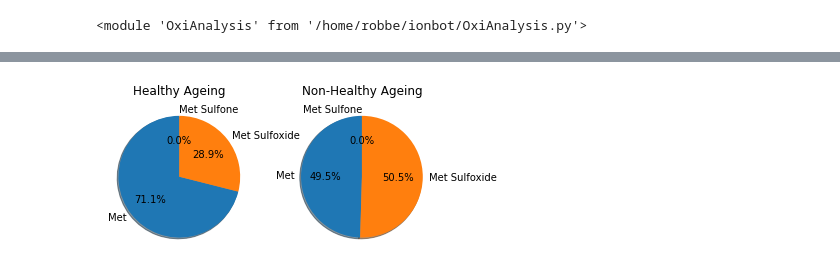
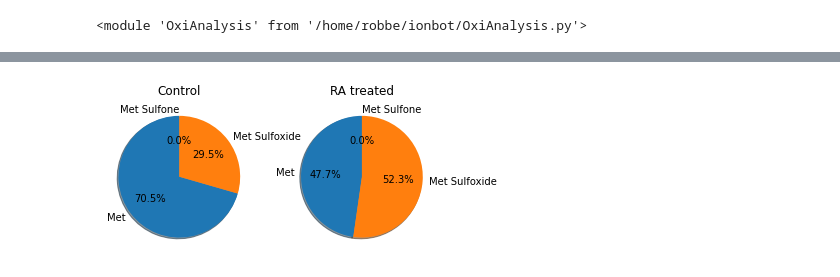
Before and after one commit to rodvrees/Master_Thesis, a Jupyter notebook: Project_analysis/PXD014381.ipynb, the cells around one changed output, grey strips where cells are left out. Saved outputs shown, nothing was run; the diff lists cells and outputs as text; code cells hidden in the pictures.

```diff
--- a/Project_analysis/PXD014381.ipynb
+++ b/Project_analysis/PXD014381.ipynb
@@ -247,33 +243,32 @@ moddf = [Nonmodifiednums, Sulfoxidenums, Sulfonenums]
 # %%
 Controldict = {}
 RAdict = {}
-for i in moddf:
-    name = OA.retrieve_name(i)[1]
-    df = i.filter(regex=r'QX')
+for i, df in enumerate(moddf):
+    df = df.filter(regex=r'QX')
     Controlsub = df.loc[:, df.columns.str.contains("|".join(ControlID))]
     RAsub = df.loc[:, df.columns.str.contains("|".join(RAID))]
     Controlsum = Controlsub.sum(axis=1)
     RAsum = RAsub.sum(axis=1)
-    Controldict[name] = Controlsum.values[0]
-    RAdict[name] = RAsum.values[0]
+    Controldict[i] = Controlsum.values[0]
+    RAdict[i] = RAsum.values[0]
 # %%
 labels = ["Met", "Met Sulfoxide", "Met Sulfone"]
 sizesC = []
 sizesT = []
 for x, y in Controldict.items():
     sizesC.append(y)
 for x, y in RAdict.items():
     sizesT.append(y)
 
 fig, (ax1, ax2) = plt.subplots(1, 2)
 ax1.pie(sizesC, labels=labels, autopct='%1.1f%%', shadow= True, startangle = 90)
 ax2.pie(sizesT, labels=labels, autopct='%1.1f%%', shadow= True, startangle= 90)
 plt.title("Methionine containing peptides")
-ax1.set_title("Healthy Ageing")
-ax2.set_title("Non-Healthy Ageing")
+ax1.set_title("Control")
+ax2.set_title("RA treated")
 plt.show()
 # %% [output]
-[figure, old version]
+[figure, new version]
 # %%
 NonmodifiedC = quant.loc[quant["Sequence"].str.endswith("nan") & quant["Base Sequence"].str.contains("C")]
 Sulfenic = quant.loc[quant["Sequence"].str.contains("[35]oxidation[C]",regex=False)]
```
Also changed, not shown: parts of 5 cells of this notebook, 17 other files.
